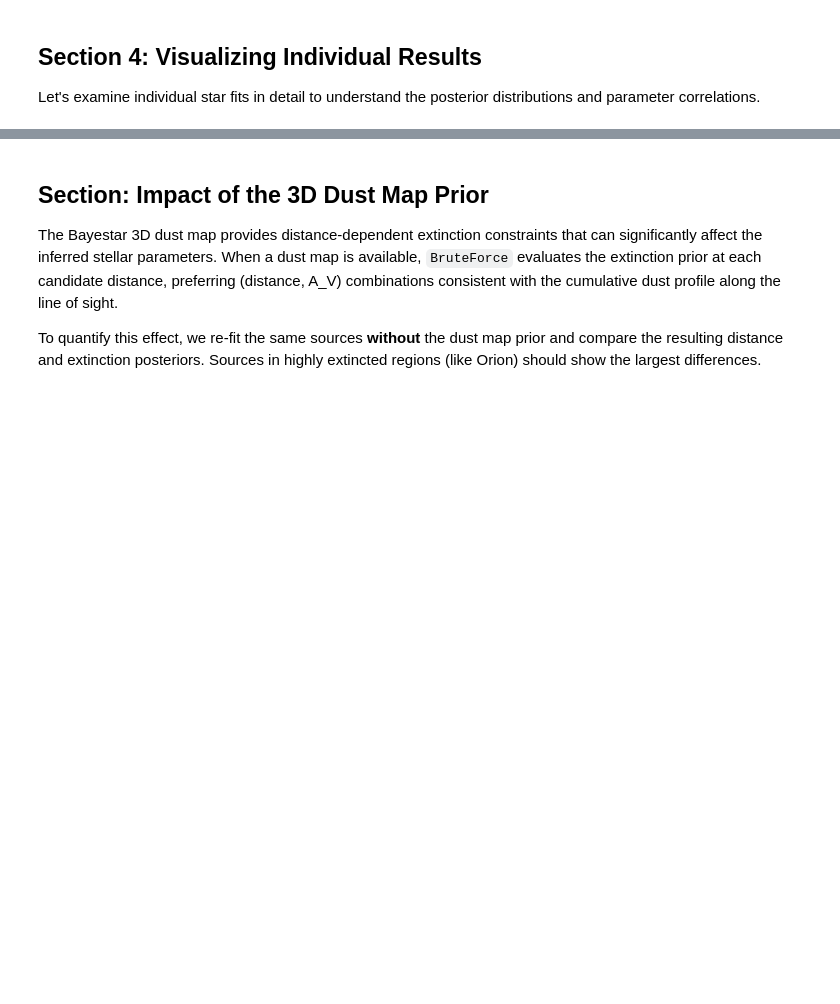
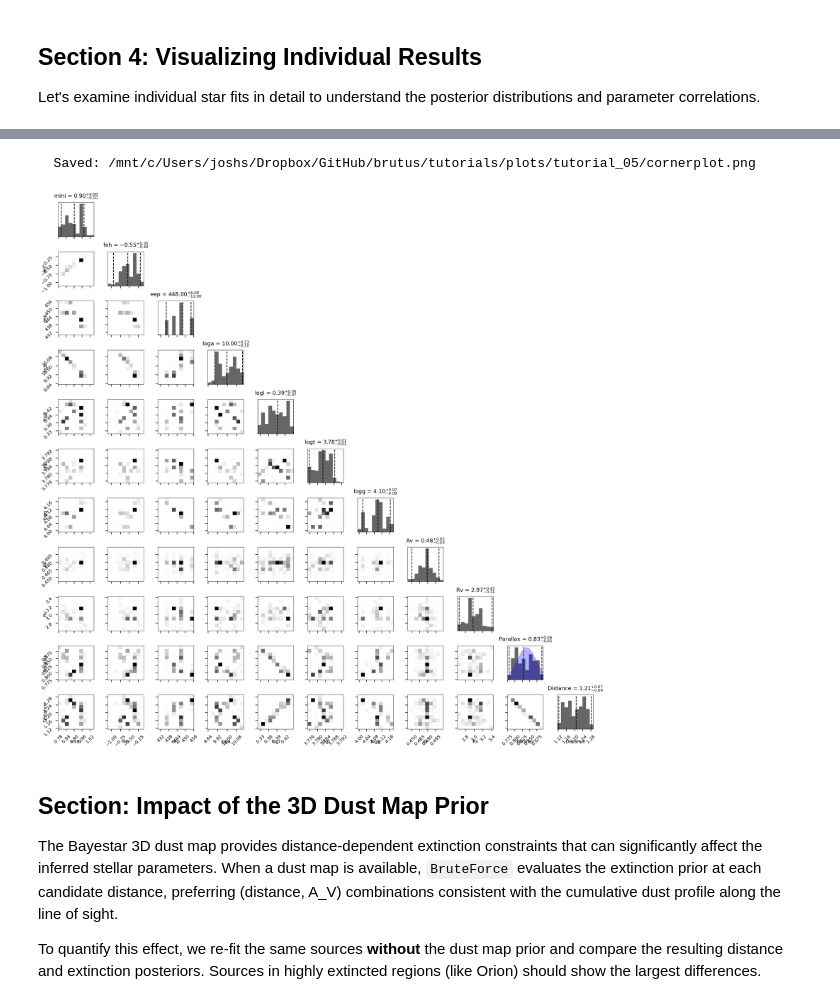
Before and after one commit to joshspeagle/brutus, a Jupyter notebook: tutorials/tutorial_05_fitting_individual.ipynb, the cells around one changed output, grey strips where cells are left out. Saved outputs shown, nothing was run; the diff lists cells and outputs as text; code cells hidden in the pictures; blank space fills up the shorter version.

```diff
--- a/tutorials/tutorial_05_fitting_individual.ipynb
+++ b/tutorials/tutorial_05_fitting_individual.ipynb
@@ -885,3 +488,20 @@ Individual result visualization complete
+# %%
+# Corner plot of stellar parameters
+fig, axes = cornerplot(
+    idxs=model_idx[star_idx],
+    data=(dists[star_idx], reds[star_idx], dreds[star_idx]),
+    params=labels,
+    coord=(data['coords'][data_idx, 0], data['coords'][data_idx, 1]),
+    parallax=data['parallax'][data_idx],
+    parallax_err=data['parallax_err'][data_idx],
+    show_titles=True,
+)
+
+save_figure(fig, 'cornerplot')
+plt.show()
+# %% [output]
+  Saved: /mnt/c/Users/joshs/Dropbox/GitHub/brutus/tutorials/plots/tutorial_05/cornerplot.png
+[figure, added]
 # %% [markdown]
 ## Section: Impact of the 3D Dust Map Prior
 
```
Also changed, not shown: parts of 23 cells of this notebook, 11 other files.
